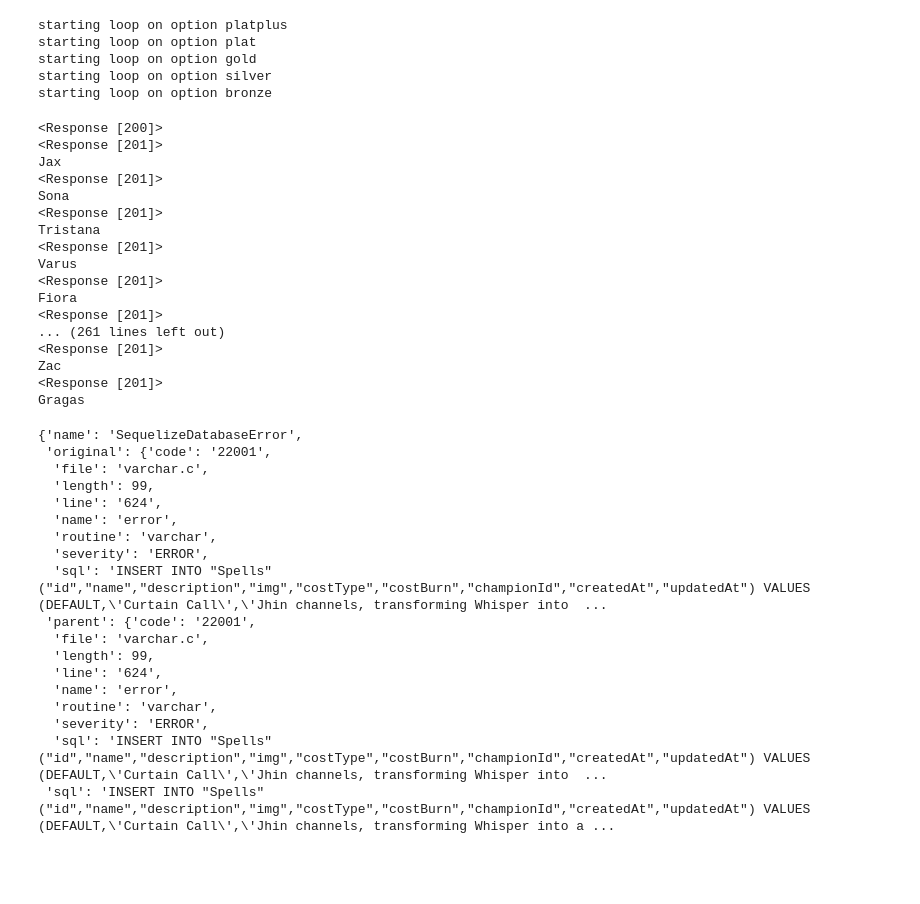
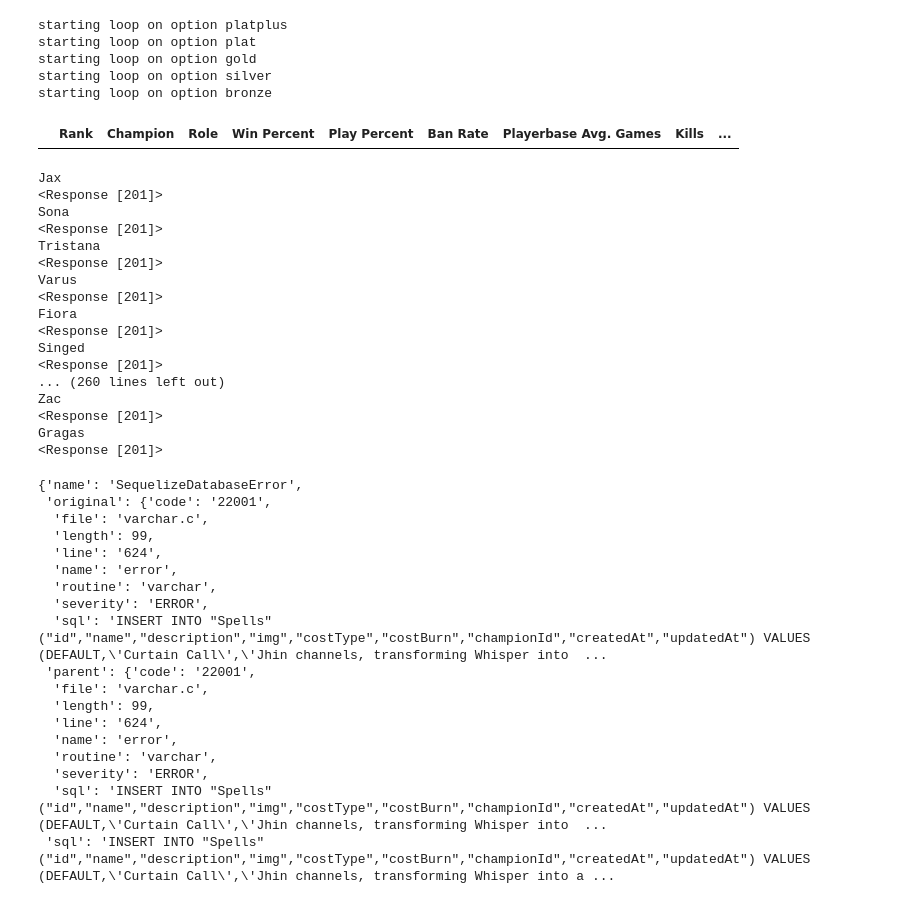
Before and after one commit to Nyanza/lol-analytics, a Jupyter notebook: scraping/championsgg.py.ipynb, the cells around one changed output. Drawn from its saved outputs; the diff is of its cells as text; code cells hidden in the pictures; blank space fills up the shorter version.

Commit message:
added stats model/routes/controller

```diff
--- a/scraping/championsgg.py.ipynb
+++ b/scraping/championsgg.py.ipynb
@@ -45,26 +42,52 @@ with open('champions.json', 'w') as outfile:
+# %%
+url = 'https://raw.githubusercontent.com/Nyanza/lol-analytics/master/scraping/champions.json';
+#can only run this 10 in one hour
+g = requests.get(url)
+host = "http://localhost:8000"
+path = '/assets'
+x[league][x[league]["Champion"] == name]
+# %% [output]
+|  | Rank | Champion | Role | Win Percent | Play Percent | Ban Rate | Playerbase Avg. Games | Kills | ... |
 # %%
-print(g)
 
-for champ in g.json()['data']:
+leagues = ["bronze", "silver", "gold", "plat", "platplus"]
+x = {}
+for league in leagues:
+    x[league] = pd.read_csv(league+".csv")
+
+for champ in g.json():
     headers = {'Content-type': 'application/json', 'Accept': 'text/plain'}
-    p = requests.post(host+"/api/v1/champions/", data=json.dumps(g.json()['data'][champ]), headers=headers)
-    print(p)
+    p = requests.post("http://localhost:8000/api/v1/champions/", data=json.dumps(g.json()[champ]), headers=headers)
     champId = p.json()["id"]
     key = p.json()['key']
+    name = p.json()['name']
     urls = { 'square': '', 'loading': [], 'splash': []}
     urls['square'] = path + '/square/' + key + '.png'
-    for skin in g.json()['data'][champ]['skins']:
+    for skin in g.json()[champ]['skins']:
         ext = key + '_' + str(skin['num'])  + '.jpg'
         urls['loading'].append(path + '/loading/' + ext)
         urls['splash'].append(path + '/loading/' + ext)
     p2 = requests.post(host+'/api/v1/assets/images/champions/', data=json.dumps({'championId':champId, 'name':key, 'loading': urls['loading'], 'square': urls['square'], 'splash': urls['splash']}), headers=headers)
-    for spell in g.json()['data'][champ]['spells']:
+    for spell in g.json()[champ]['spells']:
         spell['championId'] = champId
         p3 = requests.post(host+'/api/v1/spells/', data=json.dumps(spell), headers=headers)
-    print(key)
+
+    for league in leagues:
+        df = x[league][x[league]["Champion"] == name]
+        if df.empty:
+            continue
+        stats = {}
+        stats["champion"] = df.iloc[-1]["Champion"]
+        stats["role"] = df.iloc[-1]["Role"]
+        stats["winPercent"] = df.iloc[-1]["Win Percent"]
+        stats["playPercent"] = df.iloc[-1]["Play Percent"]
+        stats["banRate"] = df.iloc[-1]["Ban Rate"]
+        stats["league"] = league
+        stats["championId"] = champId
+        p4 = requests.post(host+'/api/v1/stats/', data=json.dumps(stats), headers=headers)
+    print(name)
+    print(p4)
 # %% [output]
-<Response [200]>
-<Response [201]>
 Jax
 <Response [201]>
 Sona
@@ -75,11 +98,13 @@ Varus
 <Response [201]>
 Fiora
 <Response [201]>
-... (261 lines left out)
+Singed
 <Response [201]>
+... (260 lines left out)
 Zac
 <Response [201]>
 Gragas
+<Response [201]>
 # %%
 p3.json()
 # %% [output]
```
Also changed, not shown: parts of 1 cell of this notebook, 11 other files.
